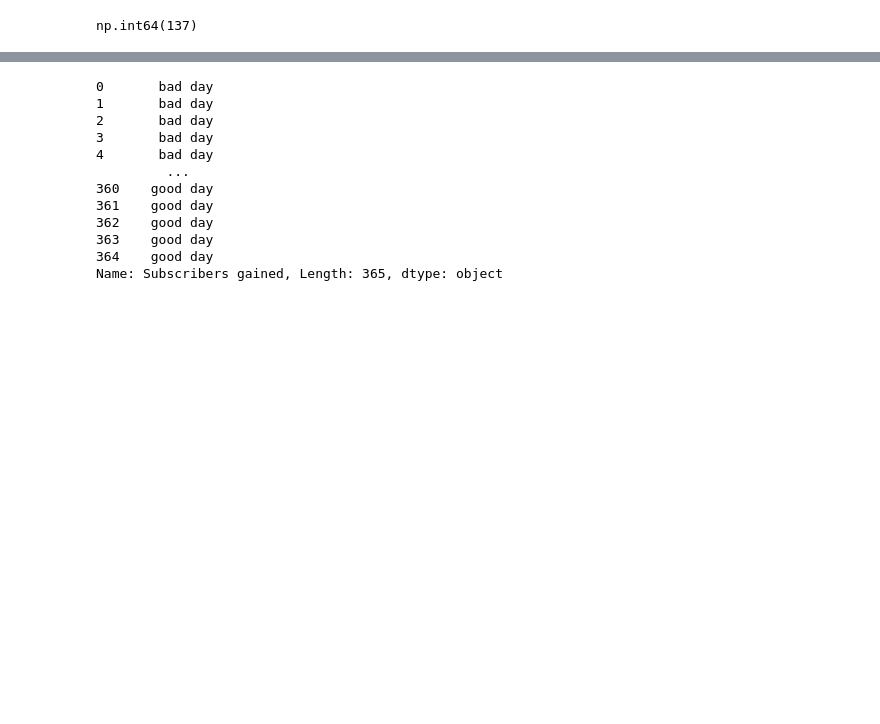
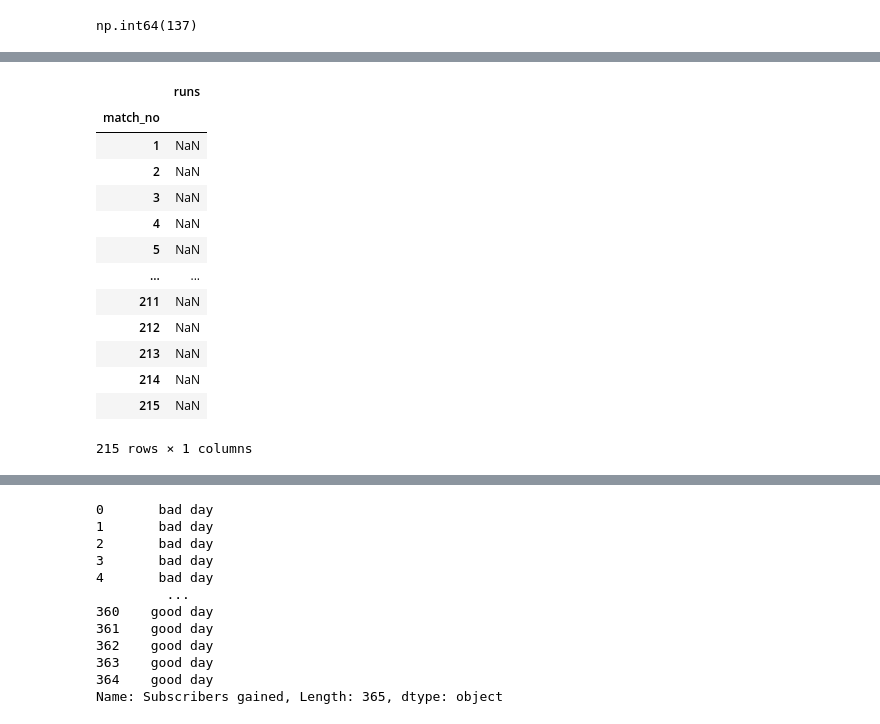
Before and after one commit to fahim-506/eda-with-python, a Jupyter notebook: notebooks/04_pandas_series.ipynb, the cells around one changed output, grey strips where cells are left out. Cells and saved outputs as stored; diff of their text form; code cells hidden in the pictures; blank space fills up the shorter version.

```diff
--- a/notebooks/04_pandas_series.ipynb
+++ b/notebooks/04_pandas_series.ipynb
@@ -586,0 +689,18 @@ np.int64(137)
+# %%
+# isin()
+vk[vk.isin([49,99])]
+# %% [output]
+|  | runs |
+| match_no |  |
+| 1 | NaN |
+| 2 | NaN |
+| 3 | NaN |
+| 4 | NaN |
+| 5 | NaN |
+| ... | ... |
+| 211 | NaN |
+| 212 | NaN |
+| 213 | NaN |
+| 214 | NaN |
+| 215 | NaN |
+215 rows × 1 columns
```
Also changed, not shown: parts of 20 cells of this notebook.
